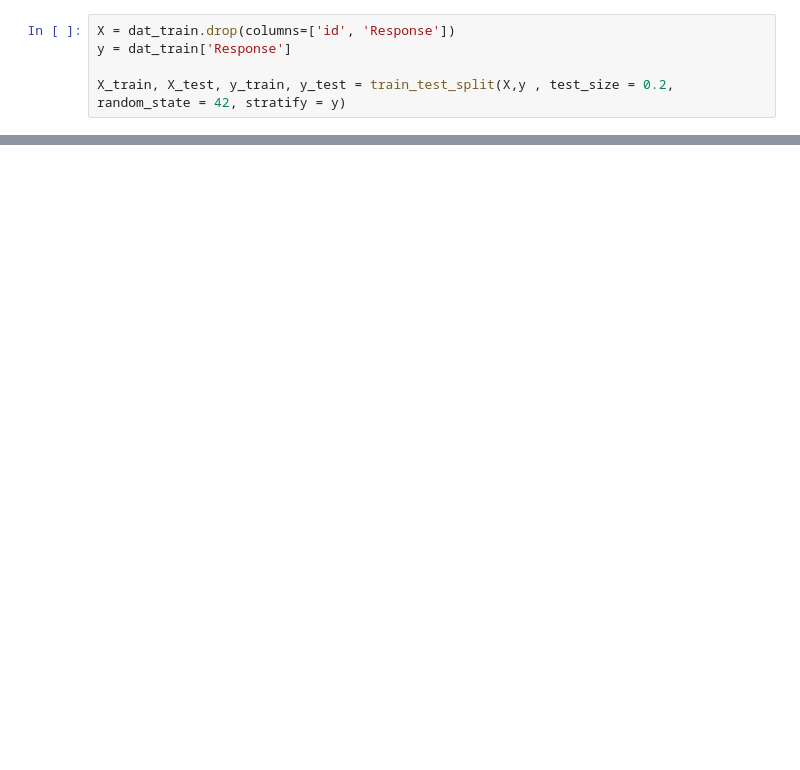
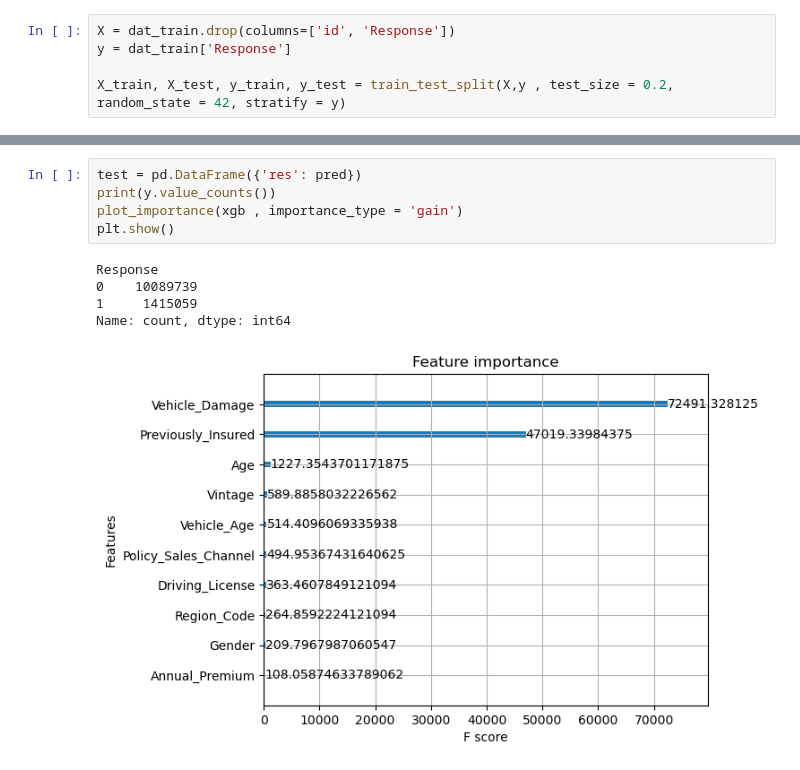
Before and after one commit to KelvYing/Insurance, a Jupyter notebook: insur.ipynb, the cells around one changed output, grey strips where cells are left out. Cells and saved outputs as stored; diff of their text form; blank space fills up the shorter version.

```diff
--- a/insur.ipynb
+++ b/insur.ipynb
@@ -66,0 +110,11 @@ Name: count, dtype: int64
+# %%
+test = pd.DataFrame({'res': pred})
+print(y.value_counts())
+plot_importance(xgb , importance_type = 'gain')
+plt.show()
+# %% [output]
+Response
+0    10089739
+1     1415059
+Name: count, dtype: int64
+[figure, added]
```
Also changed, not shown: parts of 8 cells of this notebook.
